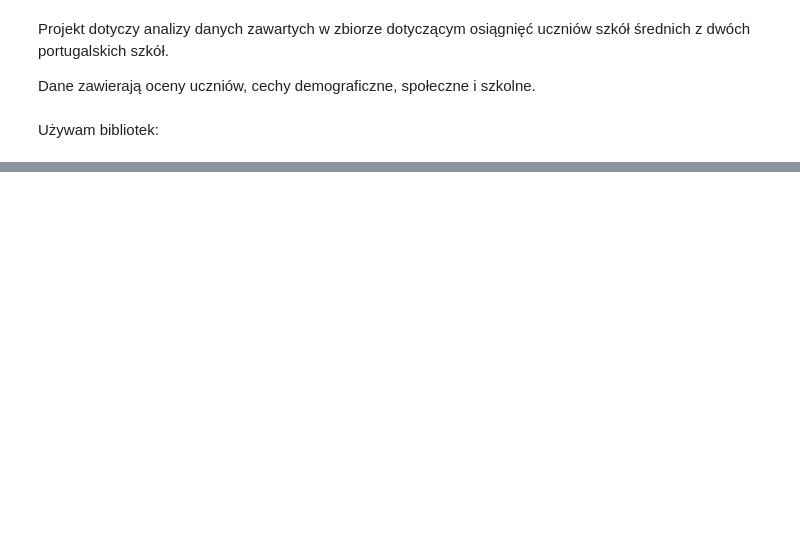
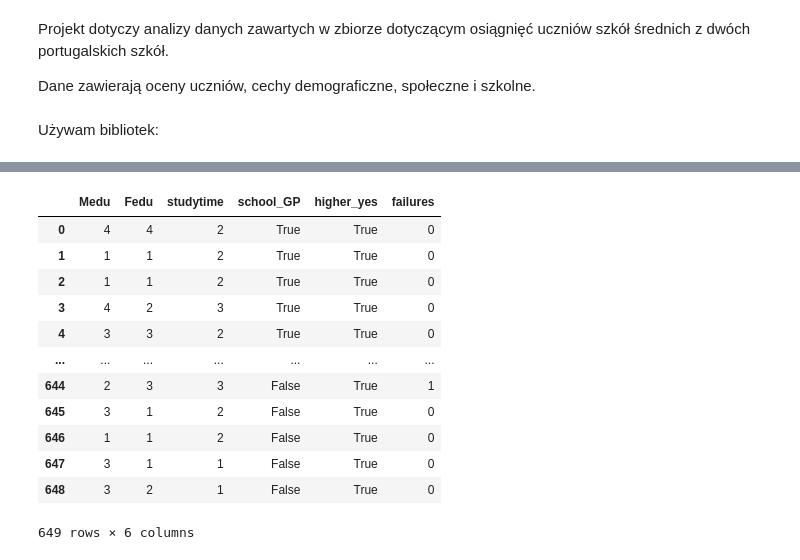
Before and after one commit to gszp1/Data_Analysis, a Jupyter notebook: Projekt.ipynb, the cells around one changed output, grey strips where cells are left out. Cells and saved outputs as stored; diff of their text form; code cells hidden in the pictures; blank space fills up the shorter version.

```diff
--- a/Projekt.ipynb
+++ b/Projekt.ipynb
@@ -22,0 +66,17 @@ X_train, X_test, y_train, y_test = train_test_split(X, y, test_size=0.3, random_
+# %%
+important_features = features[['Medu', 'Fedu', 'studytime', 'school_GP', 'higher_yes', "failures"]]
+important_features
+# %% [output]
+|  | Medu | Fedu | studytime | school_GP | higher_yes | failures |
+| 0 | 4 | 4 | 2 | True | True | 0 |
+| 1 | 1 | 1 | 2 | True | True | 0 |
+| 2 | 1 | 1 | 2 | True | True | 0 |
+| 3 | 4 | 2 | 3 | True | True | 0 |
+| 4 | 3 | 3 | 2 | True | True | 0 |
+| ... | ... | ... | ... | ... | ... | ... |
+| 644 | 2 | 3 | 3 | False | True | 1 |
+| 645 | 3 | 1 | 2 | False | True | 0 |
+| 646 | 1 | 1 | 2 | False | True | 0 |
+| 647 | 3 | 1 | 1 | False | True | 0 |
+| 648 | 3 | 2 | 1 | False | True | 0 |
+649 rows × 6 columns
```
Also changed, not shown: parts of 14 cells of this notebook, 1 other file.
